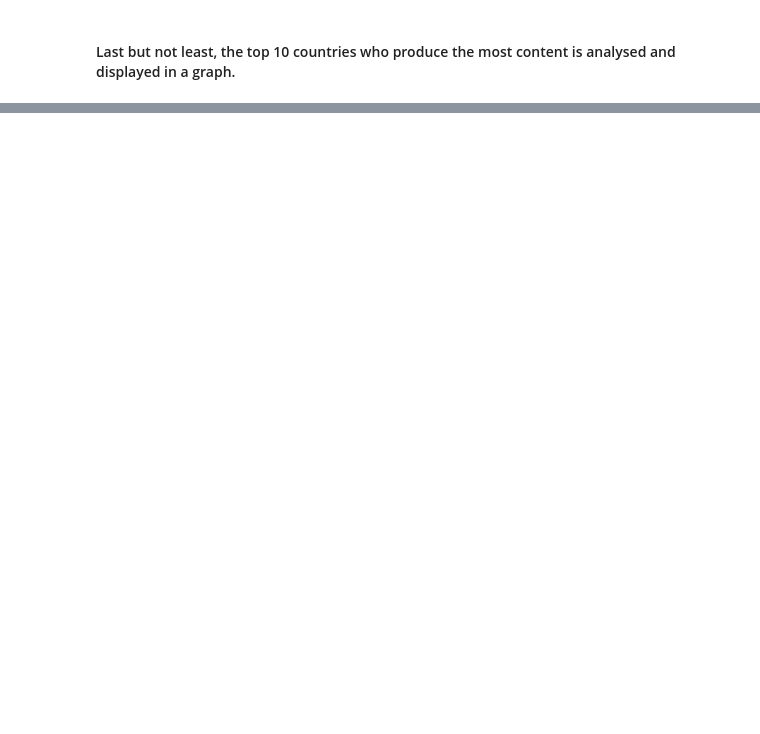
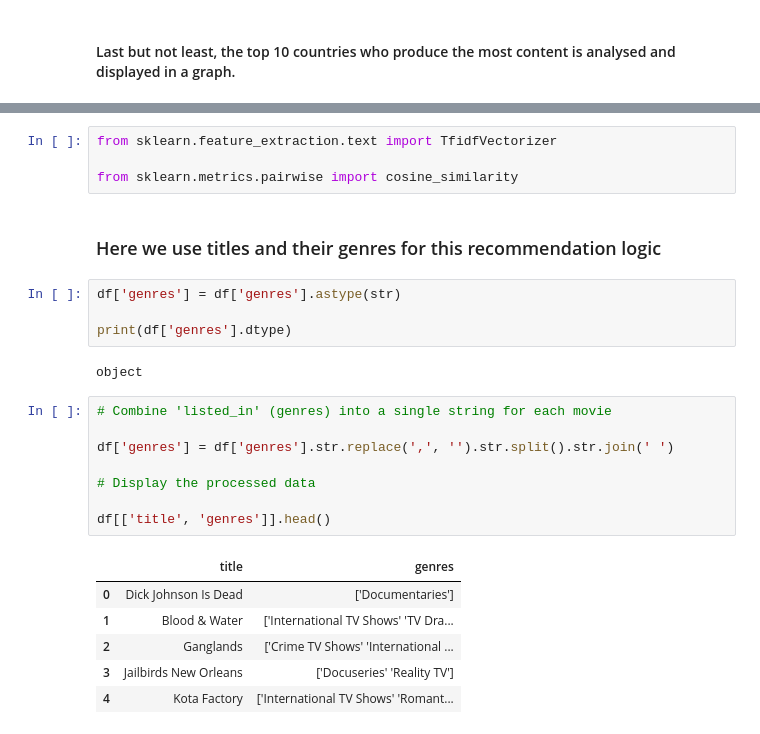
Before and after one commit to Navaras-g/Hybrid-Movie-Recommendation, a Jupyter notebook: Netflix Movies Hybrid Recommendation System.ipynb, the cells around one changed output, grey strips where cells are left out. Cells and saved outputs as stored; diff of their text form; blank space fills up the shorter version.

```diff
--- a/Netflix Movies and TV Shows.ipynb
+++ b/Netflix Movies Hybrid Recommendation System.ipynb
@@ -430,0 +432,27 @@ df
+# %%
+from sklearn.feature_extraction.text import TfidfVectorizer
+
+from sklearn.metrics.pairwise import cosine_similarity
+# %% [markdown]
+### Here we use titles and their genres for this recommendation logic
+# %%
+df['genres'] = df['genres'].astype(str)
+
+print(df['genres'].dtype)
+# %% [output]
+object
+# %%
+# Combine 'listed_in' (genres) into a single string for each movie
+
+df['genres'] = df['genres'].str.replace(',', '').str.split().str.join(' ')
+
+# Display the processed data
+
+df[['title', 'genres']].head()
+# %% [output]
+|  | title | genres |
+| 0 | Dick Johnson Is Dead | ['Documentaries'] |
+| 1 | Blood & Water | ['International TV Shows' 'TV Dra... |
+| 2 | Ganglands | ['Crime TV Shows' 'International ... |
+| 3 | Jailbirds New Orleans | ['Docuseries' 'Reality TV'] |
+| 4 | Kota Factory | ['International TV Shows' 'Romant... |
```
Also changed, not shown: parts of 16 cells of this notebook.
